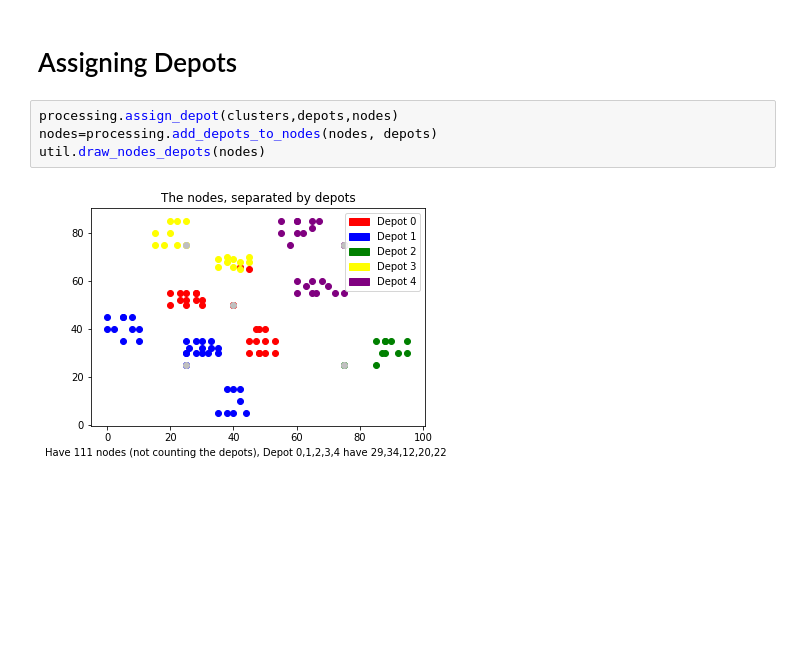
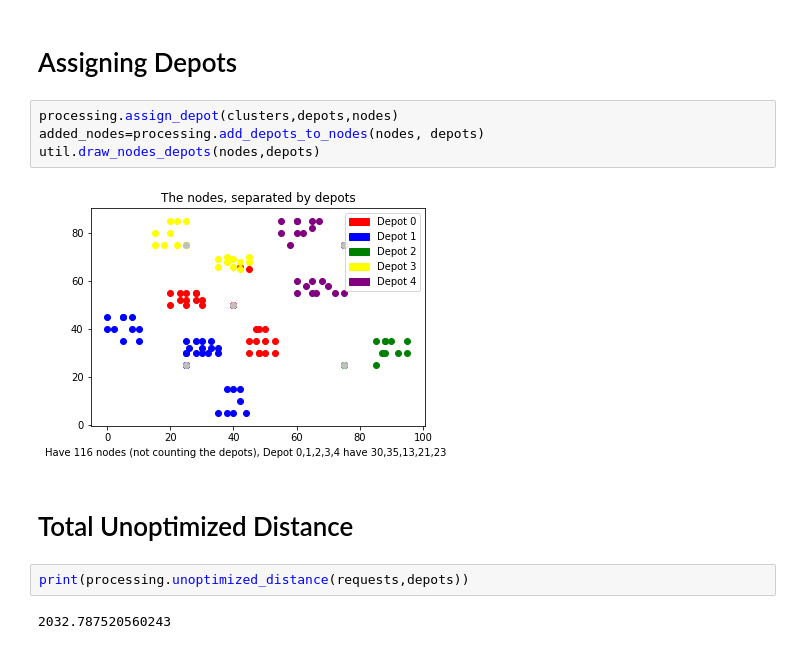
Before and after one commit to Worse2Worst/Senior-Project, a Jupyter notebook: src/visualize_benchmark.ipynb, the cells around one changed output. Drawn from its saved outputs; the diff is of its cells as text; blank space fills up the shorter version.

```diff
--- a/src/visualize_benchmark.ipynb
+++ b/src/visualize_benchmark.ipynb
@@ -135,7 +135,13 @@ for i in range(5):
 # Assigning Depots
 # %%
 processing.assign_depot(clusters,depots,nodes)
-nodes=processing.add_depots_to_nodes(nodes, depots)
-util.draw_nodes_depots(nodes)
+added_nodes=processing.add_depots_to_nodes(nodes, depots)
+util.draw_nodes_depots(nodes,depots)
 # %% [output]
-[figure, old version]
+[figure, new version]
+# %% [markdown]
+# Total Unoptimized Distance
+# %%
+print(processing.unoptimized_distance(requests,depots))
+# %% [output]
+2032.787520560243
```
Also changed, not shown: parts of 3 cells of this notebook, 5 other files.
